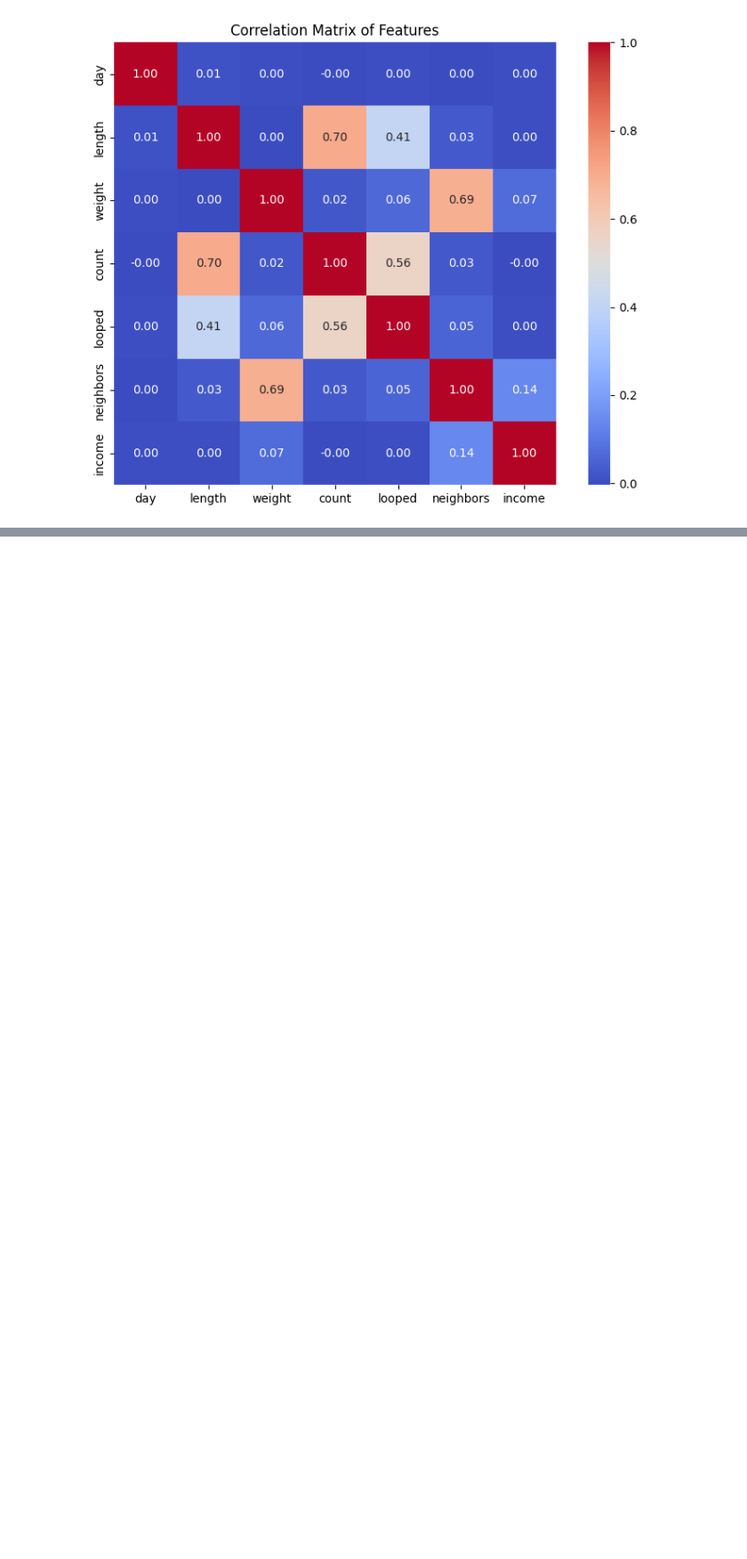
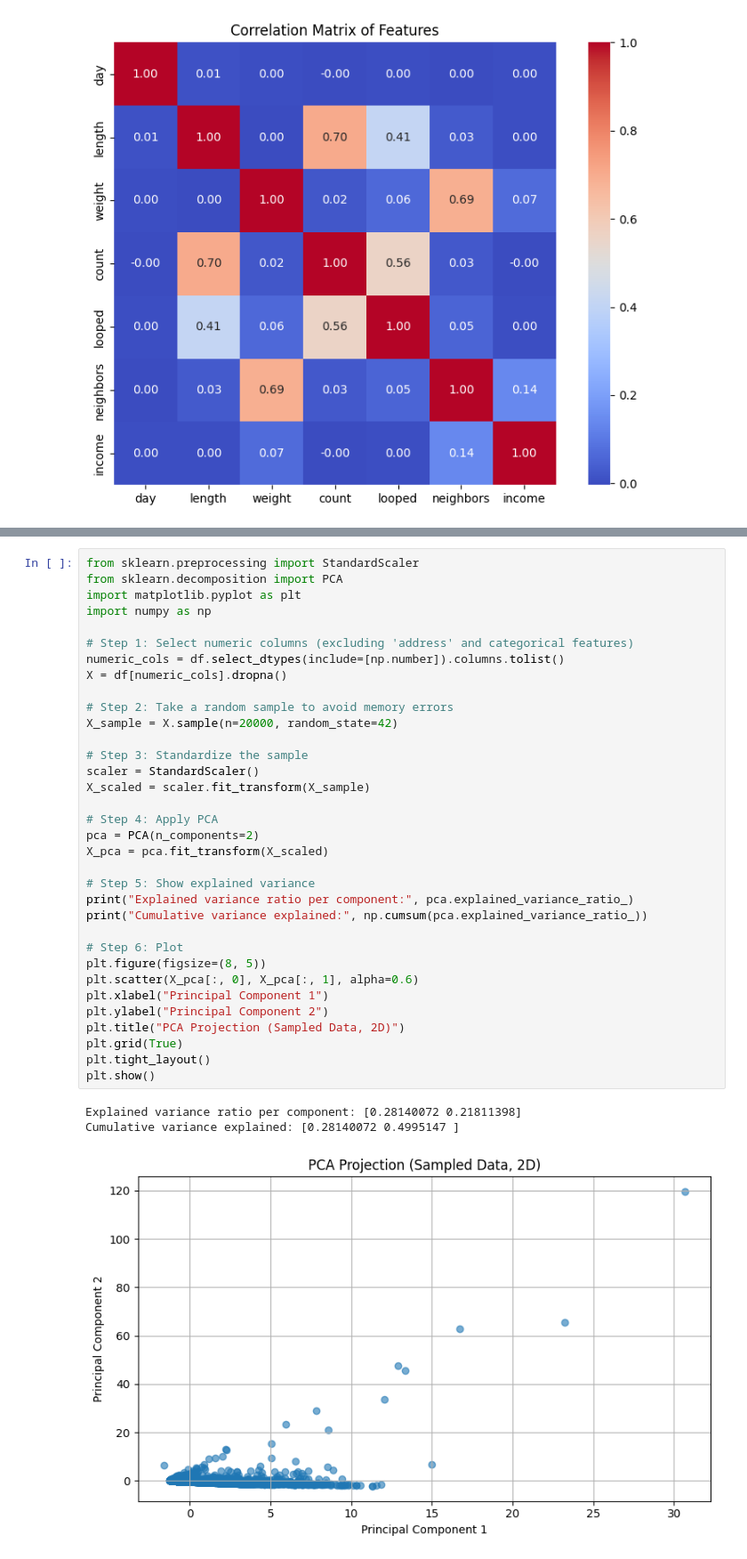
Before and after one commit to SharbelMaroun/data-science-cybersecurity, a Jupyter notebook: pipeline.ipynb, the cells around one changed output, grey strips where cells are left out. Shown at 89% size. Saved outputs shown, nothing was run; the diff lists cells and outputs as text; blank space fills up the shorter version.

```diff
--- a/pipeline.ipynb
+++ b/pipeline.ipynb
@@ -447,0 +639,38 @@ plt.show()
+# %%
+from sklearn.preprocessing import StandardScaler
+from sklearn.decomposition import PCA
+import matplotlib.pyplot as plt
+import numpy as np
+
+# Step 1: Select numeric columns (excluding 'address' and categorical features)
+numeric_cols = df.select_dtypes(include=[np.number]).columns.tolist()
+X = df[numeric_cols].dropna()
+
+# Step 2: Take a random sample to avoid memory errors
+X_sample = X.sample(n=20000, random_state=42)
+
+# Step 3: Standardize the sample
+scaler = StandardScaler()
+X_scaled = scaler.fit_transform(X_sample)
+
+# Step 4: Apply PCA
+pca = PCA(n_components=2)
+X_pca = pca.fit_transform(X_scaled)
+
+# Step 5: Show explained variance
+print("Explained variance ratio per component:", pca.explained_variance_ratio_)
+print("Cumulative variance explained:", np.cumsum(pca.explained_variance_ratio_))
+
+# Step 6: Plot
+plt.figure(figsize=(8, 5))
+plt.scatter(X_pca[:, 0], X_pca[:, 1], alpha=0.6)
+plt.xlabel("Principal Component 1")
+plt.ylabel("Principal Component 2")
+plt.title("PCA Projection (Sampled Data, 2D)")
+plt.grid(True)
+plt.tight_layout()
+plt.show()
+# %% [output]
+Explained variance ratio per component: [0.28140072 0.21811398]
+Cumulative variance explained: [0.28140072 0.4995147 ]
+[figure, added]
```
Also changed, not shown: parts of 9 cells of this notebook.
